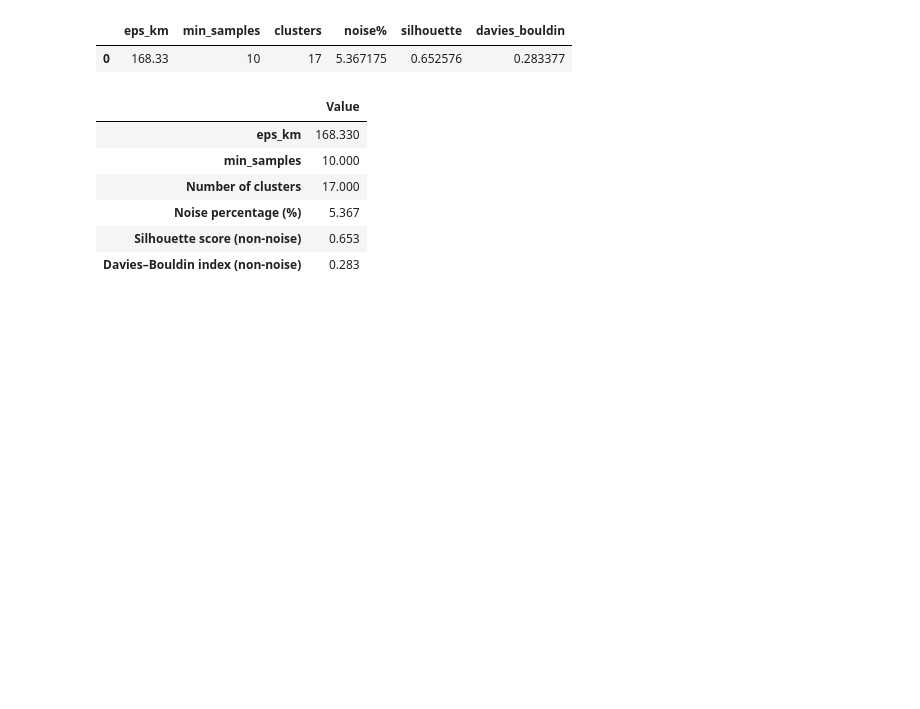
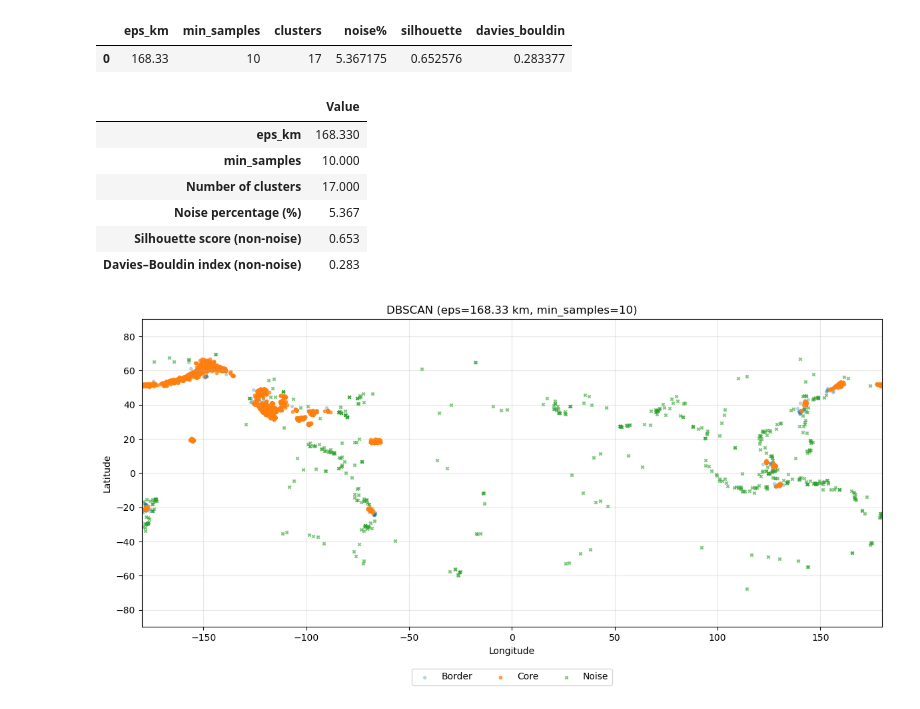
Before and after one commit to sandipbhandari1/AI-Course-Work, a Jupyter notebook: Earthquake.ipynb, the cells around one changed output. Cells and saved outputs as stored; diff of their text form; code cells hidden in the pictures; blank space fills up the shorter version.

Commit message:
Visualization by the top cluster ,Cluster Map (Core / Border / Noise) , k-distance)

```diff
--- a/Earthquake.ipynb
+++ b/Earthquake.ipynb
@@ -618,3 +618,61 @@ metrics_matrix
 | Noise percentage (%) | 5.367 |
 | Silhouette score (non-noise) | 0.653 |
 | Davies–Bouldin index (non-noise) | 0.283 |
+# %%
+import numpy as np
+import pandas as pd
+import matplotlib.pyplot as plt
+
+def plot_core_border_noise(df: pd.DataFrame, core_idx: np.ndarray, title: str = ""):
+    n = len(df)
+    is_core = np.zeros(n, dtype=bool)
+    is_core[core_idx] = True
+
+    if "cluster" not in df.columns:
+        raise ValueError("df must contain a 'cluster' column. Add df['cluster']=labels first.")
+
+    is_noise = df["cluster"].to_numpy() == -1
+    is_border = (~is_noise) & (~is_core)
+
+    plt.figure(figsize=(12, 6))
+
+    plt.scatter(df.loc[is_border, "longitude"], df.loc[is_border, "latitude"],
+                s=8, alpha=0.25, label="Border")
+
+    plt.scatter(df.loc[is_core, "longitude"], df.loc[is_core, "latitude"],
+                s=10, alpha=0.7, label="Core")
+
+    plt.scatter(df.loc[is_noise, "longitude"], df.loc[is_noise, "latitude"],
+                s=10, marker="x", alpha=0.6, label="Noise")
+
+    plt.xlabel("Longitude")
+    plt.ylabel("Latitude")
+    plt.title(title if title else "DBSCAN: Core vs Border vs Noise")
+    plt.xlim(-180, 180)
+    plt.ylim(-90, 90)
+    plt.grid(True, alpha=0.3)
+    plt.legend(loc="upper center", bbox_to_anchor=(0.5, -0.12), ncol=3, frameon=True)
+    plt.tight_layout()
+    plt.show()
+
+# ---- Pick the correct cleaned dataframe (use your final one) ----
+# Usually you have df_geo as the cleaned dataframe for plotting
+if "df_geo" in globals():
+    df_plot = df_geo.copy()
+elif "df_types" in globals():
+    df_plot = df_types.copy()
+elif "df_dedup" in globals():
+    df_plot = df_dedup.copy()
+else:
+    raise NameError("No suitable dataframe found. Use df_geo/df_types/df_dedup.")
+
+# ---- Make sure labels are attached ----
+df_plot["cluster"] = labels  # labels from your DBSCAN run
+
+plot_core_border_noise(
+    df_plot,
+    core_idx,
+    title=f"DBSCAN (eps={eps_km:.2f} km, min_samples={min_samples})"
+)
+# %% [output]
+[figure, added]
```
Also changed, not shown: parts of 7 cells of this notebook.
